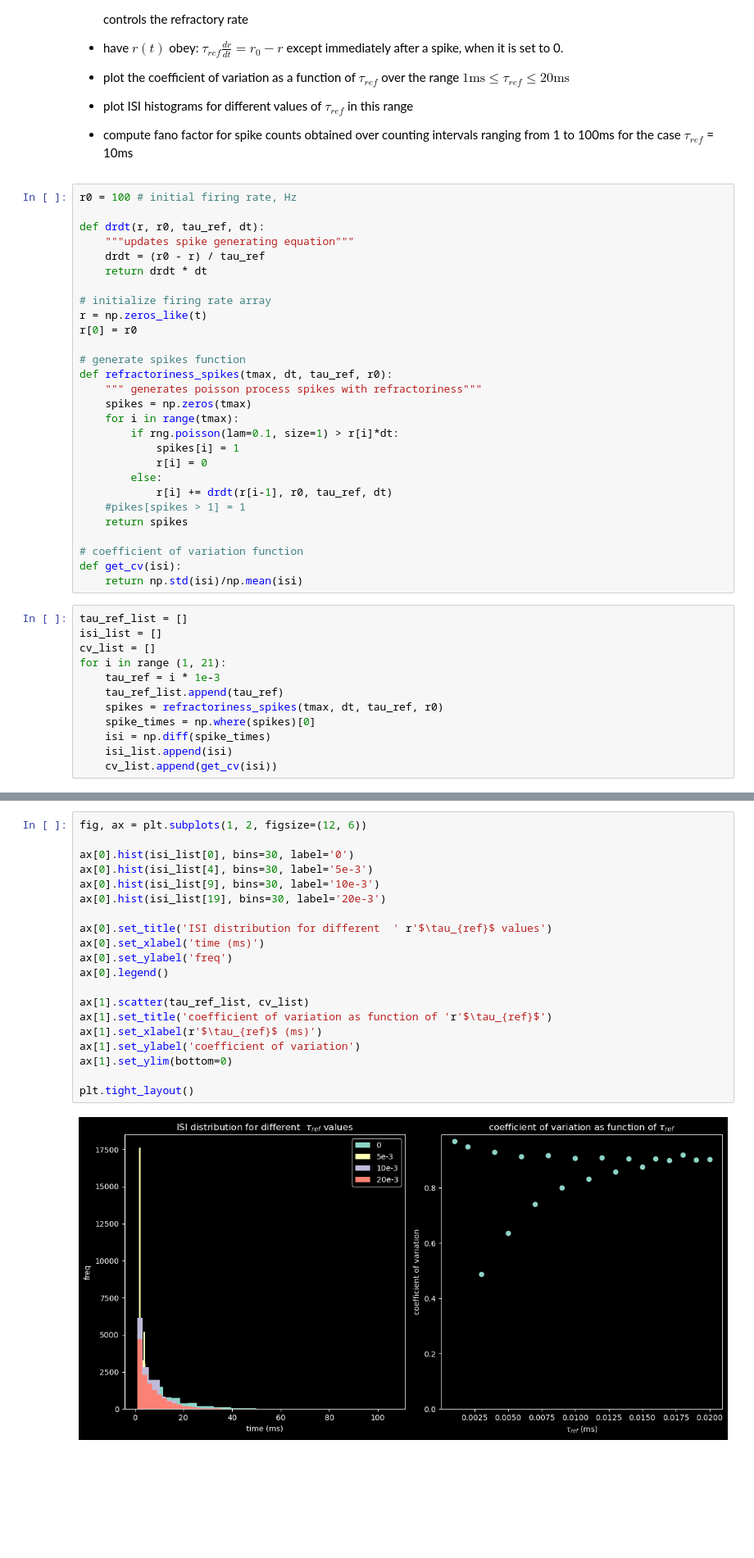
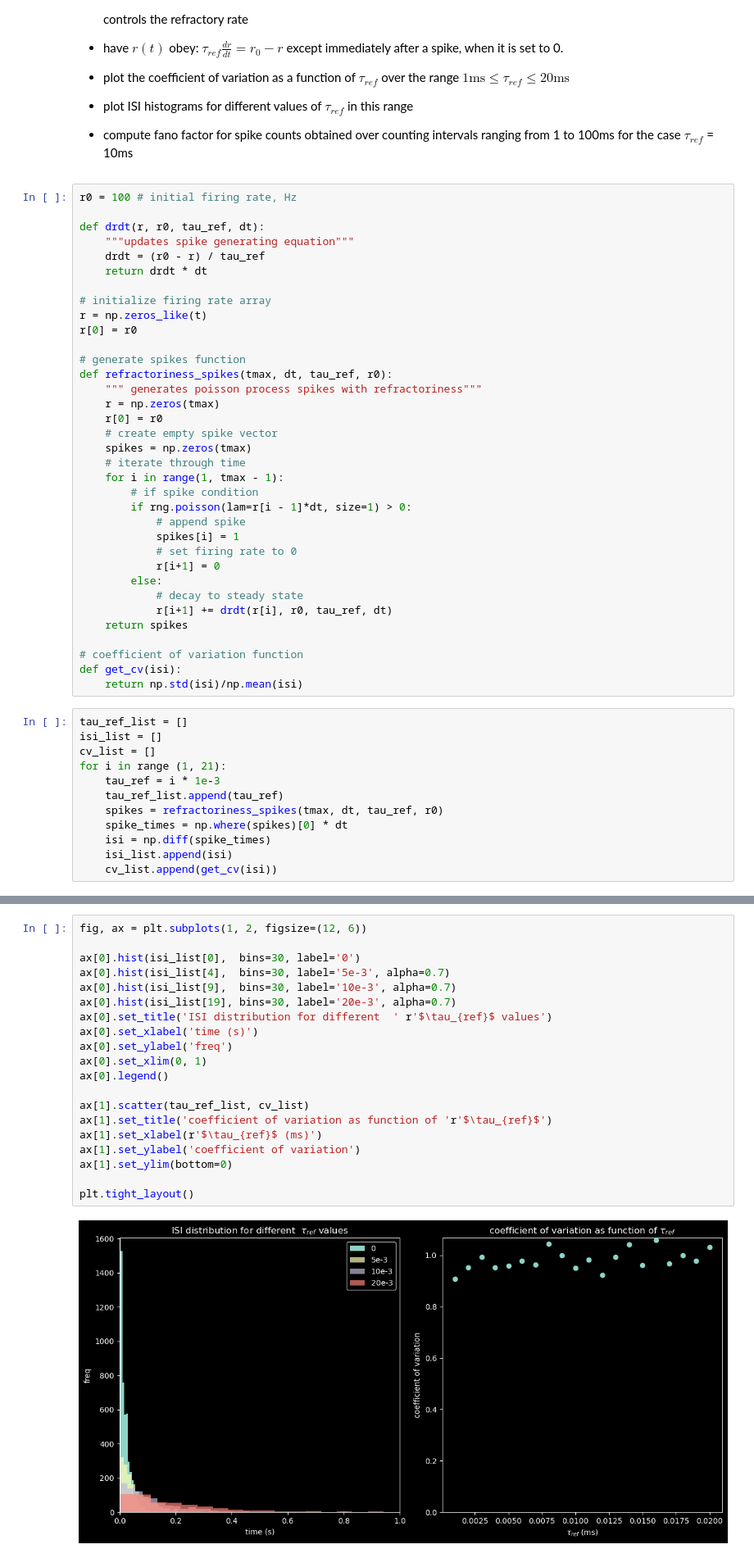
Before and after one commit to polsen99/theoretical_neuroscience, a Jupyter notebook: ch1.ipynb, the cells around one changed output, grey strips where cells are left out. Shown: that part at 82% size. Drawn from its saved outputs; the diff is of its cells as text; blank space fills up the shorter version.

```diff
--- a/ch1.ipynb
+++ b/ch1.ipynb
@@ -89,14 +89,21 @@ r[0] = r0
 # generate spikes function
 def refractoriness_spikes(tmax, dt, tau_ref, r0):
     """ generates poisson process spikes with refractoriness"""
+    r = np.zeros(tmax)
+    r[0] = r0
+    # create empty spike vector
     spikes = np.zeros(tmax)
-    for i in range(tmax):
-        if rng.poisson(lam=0.1, size=1) > r[i]*dt:
+    # iterate through time
+    for i in range(1, tmax - 1):
+        # if spike condition
+        if rng.poisson(lam=r[i - 1]*dt, size=1) > 0:
+            # append spike
             spikes[i] = 1
-            r[i] = 0
+            # set firing rate to 0
+            r[i+1] = 0
         else:
-            r[i] += drdt(r[i-1], r0, tau_ref, dt)
-    #pikes[spikes > 1] = 1
+            # decay to steady state
+            r[i+1] += drdt(r[i], r0, tau_ref, dt)
     return spikes
 
 # coefficient of variation function
@@ -110,7 +117,7 @@ for i in range (1, 21):
     tau_ref = i * 1e-3
     tau_ref_list.append(tau_ref)
     spikes = refractoriness_spikes(tmax, dt, tau_ref, r0)
-    spike_times = np.where(spikes)[0]
+    spike_times = np.where(spikes)[0] * dt
     isi = np.diff(spike_times)
     isi_list.append(isi)
     cv_list.append(get_cv(isi))
@@ -144,22 +151,22 @@ ax[1].set_ylim(bottom=0)
 # %%
 fig, ax = plt.subplots(1, 2, figsize=(12, 6))
 
-ax[0].hist(isi_list[0], bins=30, label='0')
-ax[0].hist(isi_list[4], bins=30, label='5e-3')
-ax[0].hist(isi_list[9], bins=30, label='10e-3')
-ax[0].hist(isi_list[19], bins=30, label='20e-3')
-
+ax[0].hist(isi_list[0],  bins=30, label='0')
+ax[0].hist(isi_list[4],  bins=30, label='5e-3', alpha=0.7)
+ax[0].hist(isi_list[9],  bins=30, label='10e-3', alpha=0.7)
+ax[0].hist(isi_list[19], bins=30, label='20e-3', alpha=0.7)
 ax[0].set_title('ISI distribution for different  ' r'$\tau_{ref}$ values')
-ax[0].set_xlabel('time (ms)')
+ax[0].set_xlabel('time (s)')
 ax[0].set_ylabel('freq')
+ax[0].set_xlim(0, 1)
 ax[0].legend()
 
 ax[1].scatter(tau_ref_list, cv_list)
 ax[1].set_title('coefficient of variation as function of 'r'$\tau_{ref}$')
 ax[1].set_xlabel(r'$\tau_{ref}$ (ms)')
 ax[1].set_ylabel('coefficient of variation')
 ax[1].set_ylim(bottom=0)
 
 plt.tight_layout()
 # %% [output]
-[figure, old version]
+[figure, new version]
```
Also changed, not shown: parts of 31 cells of this notebook.
